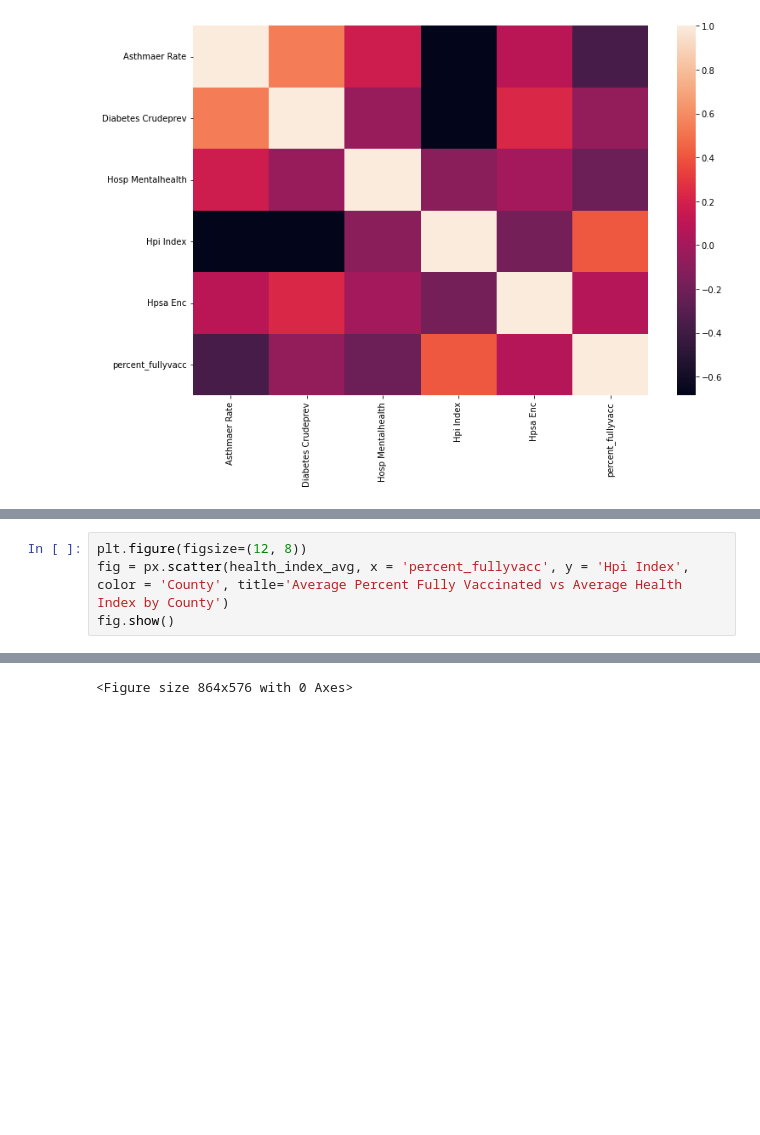
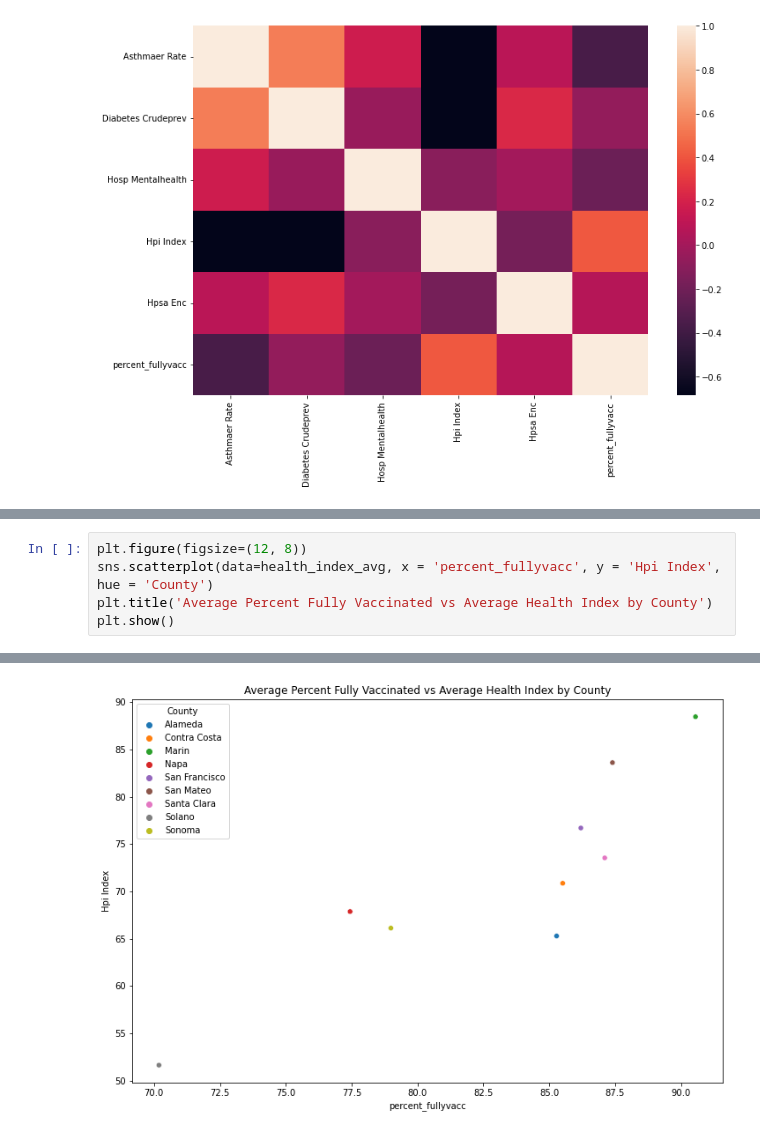
Before and after one commit to meganajoseph/HealthAndSuccess, a Jupyter notebook: Health_and_Academic_Success.ipynb, the cells around one changed output, grey strips where cells are left out. Drawn from its saved outputs; the diff is of its cells as text; blank space fills up the shorter version.

```diff
--- a/Health_and_Academic_Success.ipynb
+++ b/Health_and_Academic_Success.ipynb
@@ -447,5 +450,6 @@ fig.show()
 # %%
 plt.figure(figsize=(12, 8))
-fig = px.scatter(health_index_avg, x = 'percent_fullyvacc', y = 'Hpi Index', color = 'County', title='Average Percent Fully Vaccinated vs Average Health Index by County')
-fig.show()
+sns.scatterplot(data=health_index_avg, x = 'percent_fullyvacc', y = 'Hpi Index', hue = 'County')
+plt.title('Average Percent Fully Vaccinated vs Average Health Index by County')
+plt.show()
 # %% [output]
@@ -453 +456 @@ fig.show()
-<Figure size 864x576 with 0 Axes>
+[figure, added]
```
Also changed, not shown: parts of 17 cells of this notebook.
